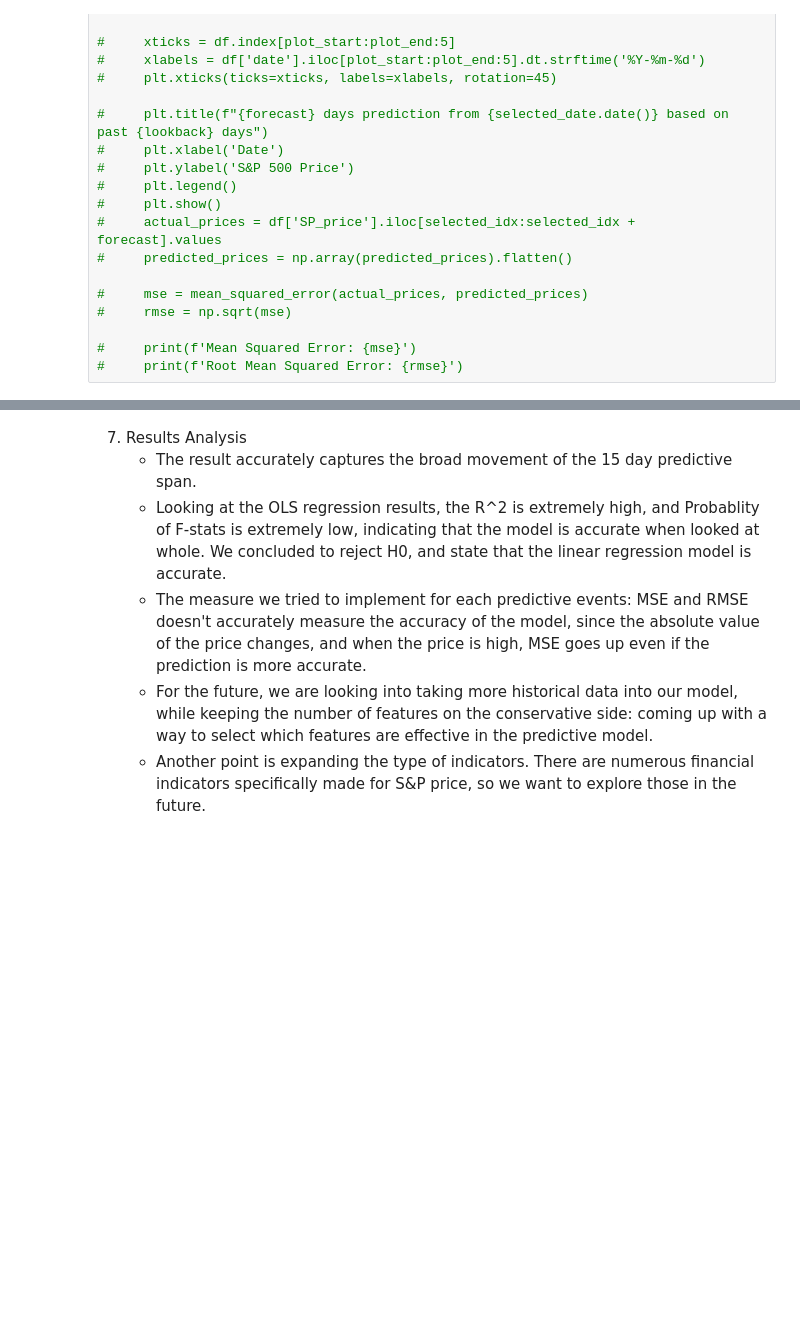
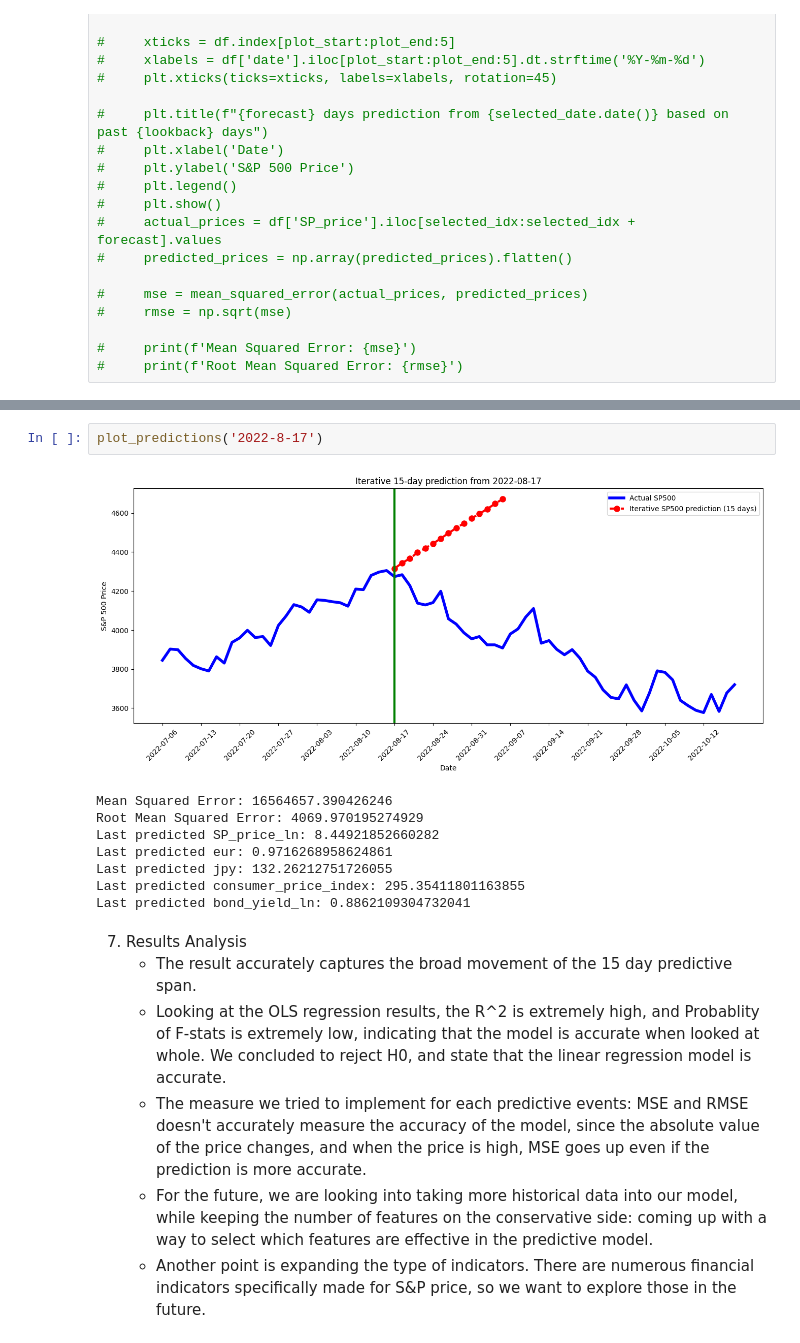
Before and after one commit to cocorowachi/CSC2621_SandP_Prediction, a Jupyter notebook: Data Process.ipynb, the cells around one changed output, grey strips where cells are left out. Cells and saved outputs as stored; diff of their text form; blank space fills up the shorter version.

```diff
--- a/Data Process.ipynb
+++ b/Data Process.ipynb
@@ -536,3 +592,14 @@ plot_predictions('2022-5-3')
+# %%
+plot_predictions('2022-8-17')
+# %% [output]
+[figure, added]
+Mean Squared Error: 16564657.390426246
+Root Mean Squared Error: 4069.970195274929
+Last predicted SP_price_ln: 8.44921852660282
+Last predicted eur: 0.9716268958624861
+Last predicted jpy: 132.26212751726055
+Last predicted consumer_price_index: 295.35411801163855
+Last predicted bond_yield_ln: 0.8862109304732041
 # %% [markdown]
 7. Results Analysis
    - The result accurately captures the broad movement of the 15 day predictive span.
```
Also changed, not shown: parts of 17 cells of this notebook.
